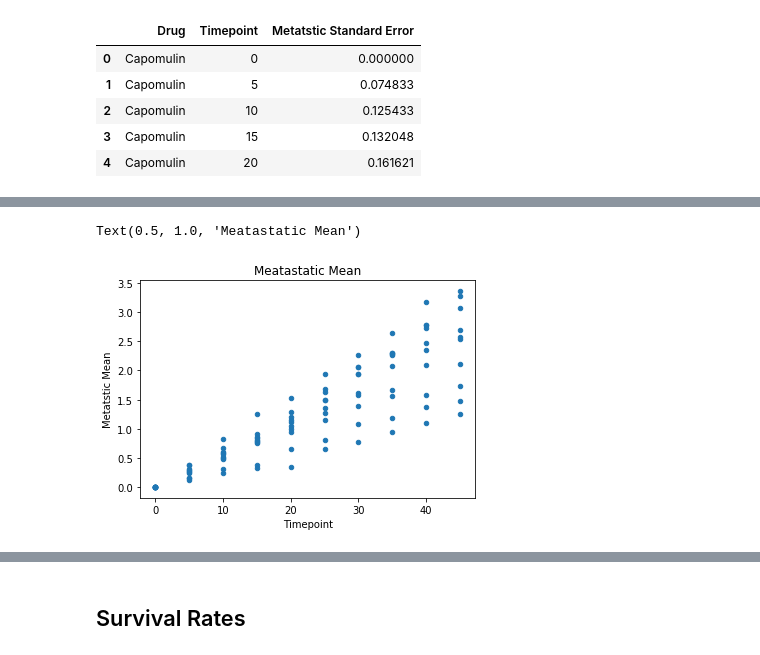
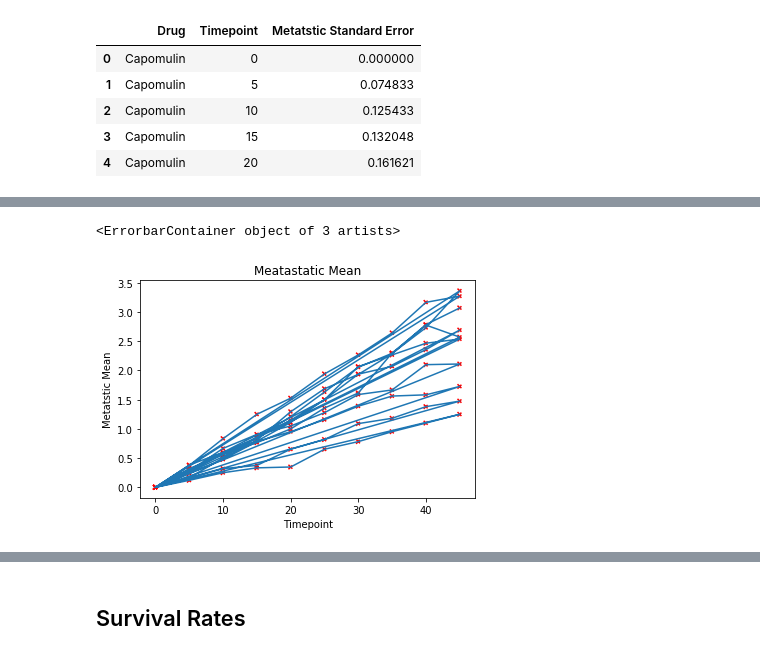
Before and after one commit to meowbray/matplotlib-challenge, a Jupyter notebook: Pymaceuticals/matplotOGer.ipynb, the cells around one changed output, grey strips where cells are left out. Cells and saved outputs as stored; diff of their text form; code cells hidden in the pictures.

```diff
--- a/Pymaceuticals/matplotOGer.ipynb
+++ b/Pymaceuticals/matplotOGer.ipynb
@@ -241,11 +226,12 @@ met_err_pivot.pivot_table(index="Timepoint", columns="Drug", values="Metastatic
 | 45 | 0.202591 | 0.286101 | 0.309320 | 0.278722 | 0.351104 | 0.304240 | 0.428571 | 0.190221 | 0.359062 | ... |
 # %%
 mean_metastatic_scatter = pd.DataFrame(met_avg_data,columns=['Metatstic Mean','Timepoint'])
-mean_metastatic_scatter.plot(x ='Timepoint', y='Metatstic Mean', kind = 'scatter')
+mean_metastatic_scatter.plot(x ='Timepoint', y='Metatstic Mean', color='red', linestyle='dashed', marker='x', kind = 'scatter')
 plt.title("Meatastatic Mean")
+plt.errorbar(x ='Timepoint', y='Metatstic Mean', data=mean_metastatic_scatter)
 # %% [output]
-Text(0.5, 1.0, 'Meatastatic Mean')
+<ErrorbarContainer object of 3 artists>
-[figure, old version]
+[figure, new version]
 # %%
 #plt.errorbar(x ='Timepoint', y='Metatstic Standard Error', yerr="err_metastatic_scatter.std", fmt='o', color='black',
 #             ecolor='lightgray', elinewidth=3, capsize=0);
```
Also changed, not shown: parts of 12 cells of this notebook.
